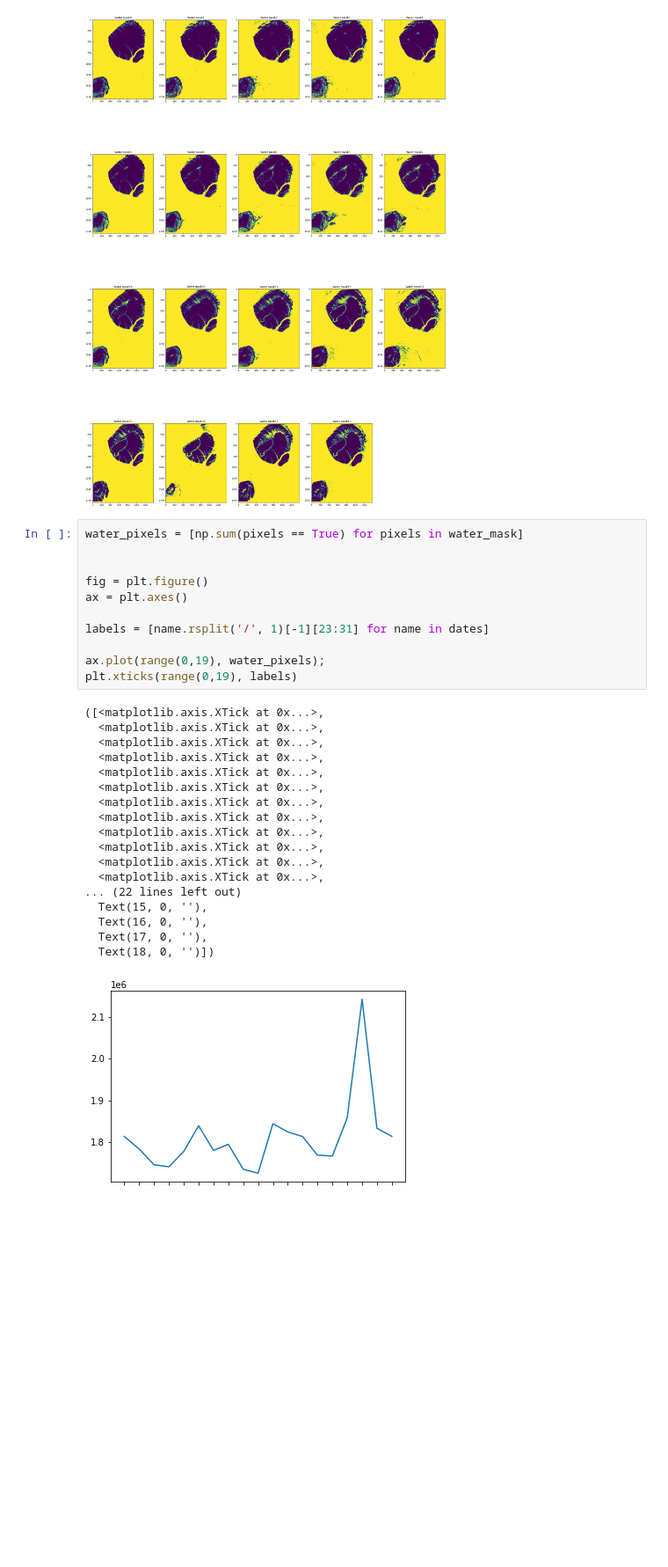
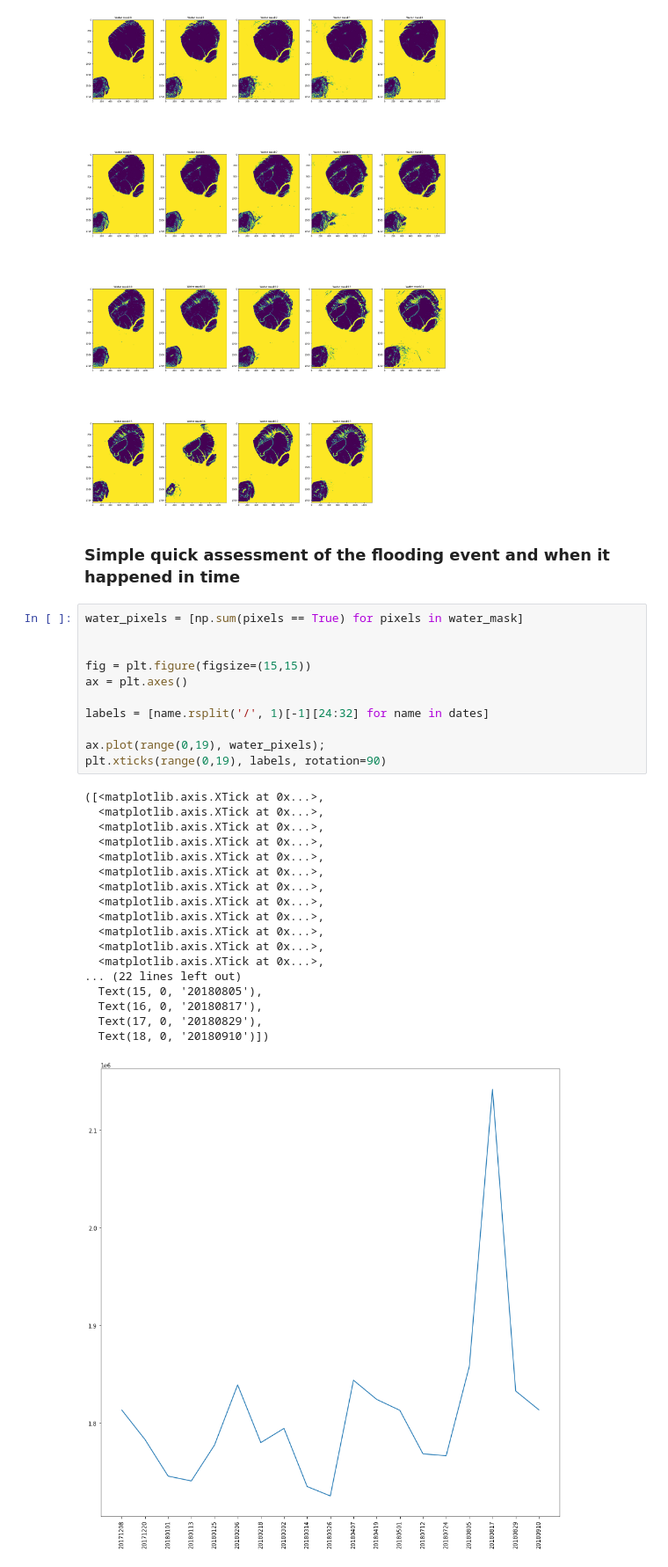
Before and after one commit to ec-better/hackathon-2020-satcen, a Jupyter notebook: 7-series-cpiya-example.ipynb, the cells around one changed output. Shown at 88% size. Cells and saved outputs as stored; diff of their text form; blank space fills up the shorter version.

Commit message:
visual improvements

```diff
--- a/7-series-cpiya-example.ipynb
+++ b/7-series-cpiya-example.ipynb
@@ -162,33 +164,35 @@ for a in range(rows*cols-1):
 plt.show()
 # %% [output]
 [figure]
+# %% [markdown]
+### Simple quick assessment of the flooding event and when it happened in time
 # %%
 water_pixels = [np.sum(pixels == True) for pixels in water_mask]
 
 
-fig = plt.figure()
+fig = plt.figure(figsize=(15,15))
 ax = plt.axes()
 
-labels = [name.rsplit('/', 1)[-1][23:31] for name in dates]
+labels = [name.rsplit('/', 1)[-1][24:32] for name in dates]
 
 ax.plot(range(0,19), water_pixels);
-plt.xticks(range(0,19), labels)
+plt.xticks(range(0,19), labels, rotation=90)
 # %% [output]
 ([<matplotlib.axis.XTick at 0x...>,
   <matplotlib.axis.XTick at 0x...>,
   <matplotlib.axis.XTick at 0x...>,
   <matplotlib.axis.XTick at 0x...>,
   <matplotlib.axis.XTick at 0x...>,
   <matplotlib.axis.XTick at 0x...>,
   <matplotlib.axis.XTick at 0x...>,
   <matplotlib.axis.XTick at 0x...>,
   <matplotlib.axis.XTick at 0x...>,
   <matplotlib.axis.XTick at 0x...>,
   <matplotlib.axis.XTick at 0x...>,
   <matplotlib.axis.XTick at 0x...>,
 ... (22 lines left out)
-  Text(15, 0, ''),
-  Text(16, 0, ''),
-  Text(17, 0, ''),
-  Text(18, 0, '')])
+  Text(15, 0, '20180805'),
+  Text(16, 0, '20180817'),
+  Text(17, 0, '20180829'),
+  Text(18, 0, '20180910')])
-[figure, old version]
+[figure, new version]
```
Also changed, not shown: parts of 2 cells of this notebook.
